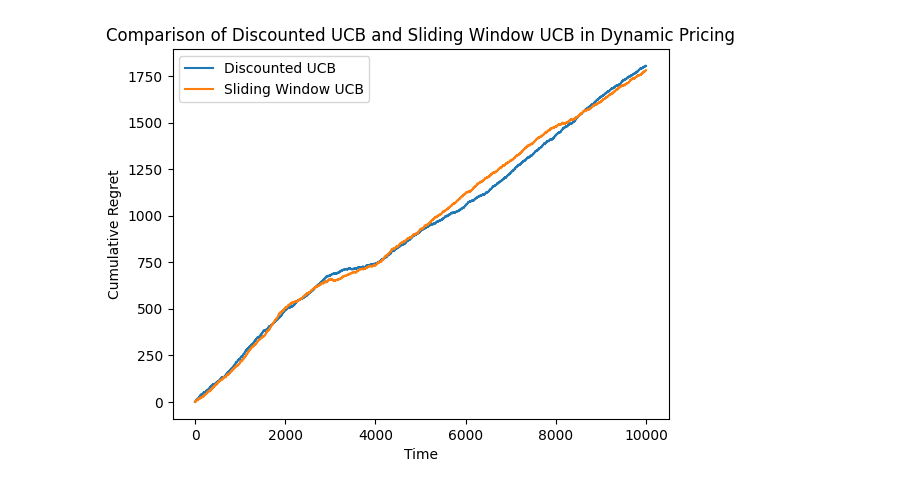
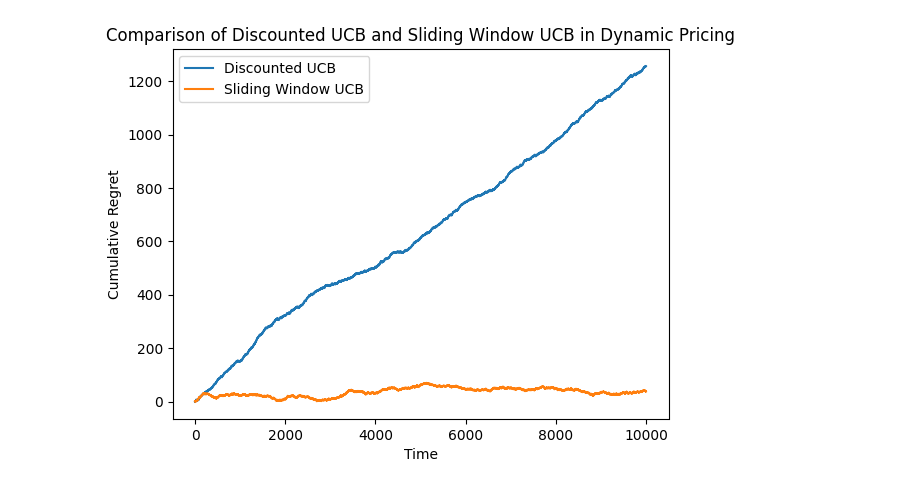
Before and after one commit to jessie-1001/RS-PROJECT, a Jupyter notebook: assignment_1.ipynb, the cells around one changed output. Drawn from its saved outputs; the diff is of its cells as text; code cells hidden in the pictures.

```diff
--- a/assignment_1.ipynb
+++ b/assignment_1.ipynb
@@ -28,26 +28,42 @@ class DiscountedUCB:
         self.values = np.zeros(n_arms)
 
     def select_arm(self):
-        # TODO: Implement the arm selection logic for Discounted UCB
-        return np.random.randint(self.n_arms)  # Temporary fallback to avoid error
+        for arm in range(self.n_arms):
+            if self.counts[arm] == 0:
+                return arm
+        total = np.sum(self.counts)
+        ucb_values = (self.values / self.counts) + np.sqrt((2 * np.log(total)) / self.counts)
+        return np.argmax(ucb_values)
 
     def update(self, arm, reward):
-        # TODO: Implement the update rule for Discounted UCB
-        pass
+        self.counts *= self.gamma
+        self.values *= self.gamma
+        self.counts[arm] += 1
+        self.values[arm] += reward
 
 class SlidingWindowUCB:
-    def __init__(self, n_arms, window_size=50):   # Default window size set to 50
+    def __init__(self, n_arms, window_size=50):
         self.n_arms = n_arms
         self.window_size = window_size
         self.rewards = [[] for _ in range(n_arms)]
 
     def select_arm(self):
-        # TODO: Implement the arm selection logic for Sliding Window UCB
-        return np.random.randint(self.n_arms)  # Temporary fallback to avoid error
+        for arm in range(self.n_arms):
+            if len(self.rewards[arm]) == 0:
+                return arm
+        total_pulls = sum(len(rewards) for rewards in self.rewards)
+        ucb_values = []
+        for arm in range(self.n_arms):
+            cnt = len(self.rewards[arm])
+            avg = sum(self.rewards[arm]) / cnt
+            ucb = avg + np.sqrt((2 * np.log(total_pulls)) / cnt)
+            ucb_values.append(ucb)
+        return np.argmax(ucb_values)
 
     def update(self, arm, reward):
-        # TODO: Implement update rule for Sliding Window UCB
-        pass
+        self.rewards[arm].append(reward)
+        if len(self.rewards[arm]) > self.window_size:
+            self.rewards[arm].pop(0)
 
 # Experiment Setup
 prices = [5, 10, 15, 20]
@@ -63,31 +79,31 @@ reward_probabilities = [
 env = DynamicPricingEnv(prices, change_points, reward_probabilities)
 d_ucb = DiscountedUCB(len(prices))
 sw_ucb = SlidingWindowUCB(len(prices))
 
 T = 10000  # Total time steps
 regrets_d = []
 regrets_sw = []
 
 for t in range(T):
     # Discounted UCB
     arm_d = d_ucb.select_arm()
     reward_d = env.step(arm_d)
     d_ucb.update(arm_d, reward_d)
     regrets_d.append(max(reward_probabilities[env.current_phase]) - reward_d)
 
     # Sliding Window UCB
     arm_sw = sw_ucb.select_arm()
     reward_sw = env.step(arm_sw)
     sw_ucb.update(arm_sw, reward_sw)
     regrets_sw.append(max(reward_probabilities[env.current_phase]) - reward_sw)
 
 # Plot Regrets
 plt.plot(np.cumsum(regrets_d), label='Discounted UCB')
 plt.plot(np.cumsum(regrets_sw), label='Sliding Window UCB')
 plt.xlabel("Time")
 plt.ylabel("Cumulative Regret")
 plt.legend()
 plt.title("Comparison of Discounted UCB and Sliding Window UCB in Dynamic Pricing")
 plt.show()
 # %% [output]
-[figure, old version]
+[figure, new version]
```
Also changed, not shown: 6 other files.
